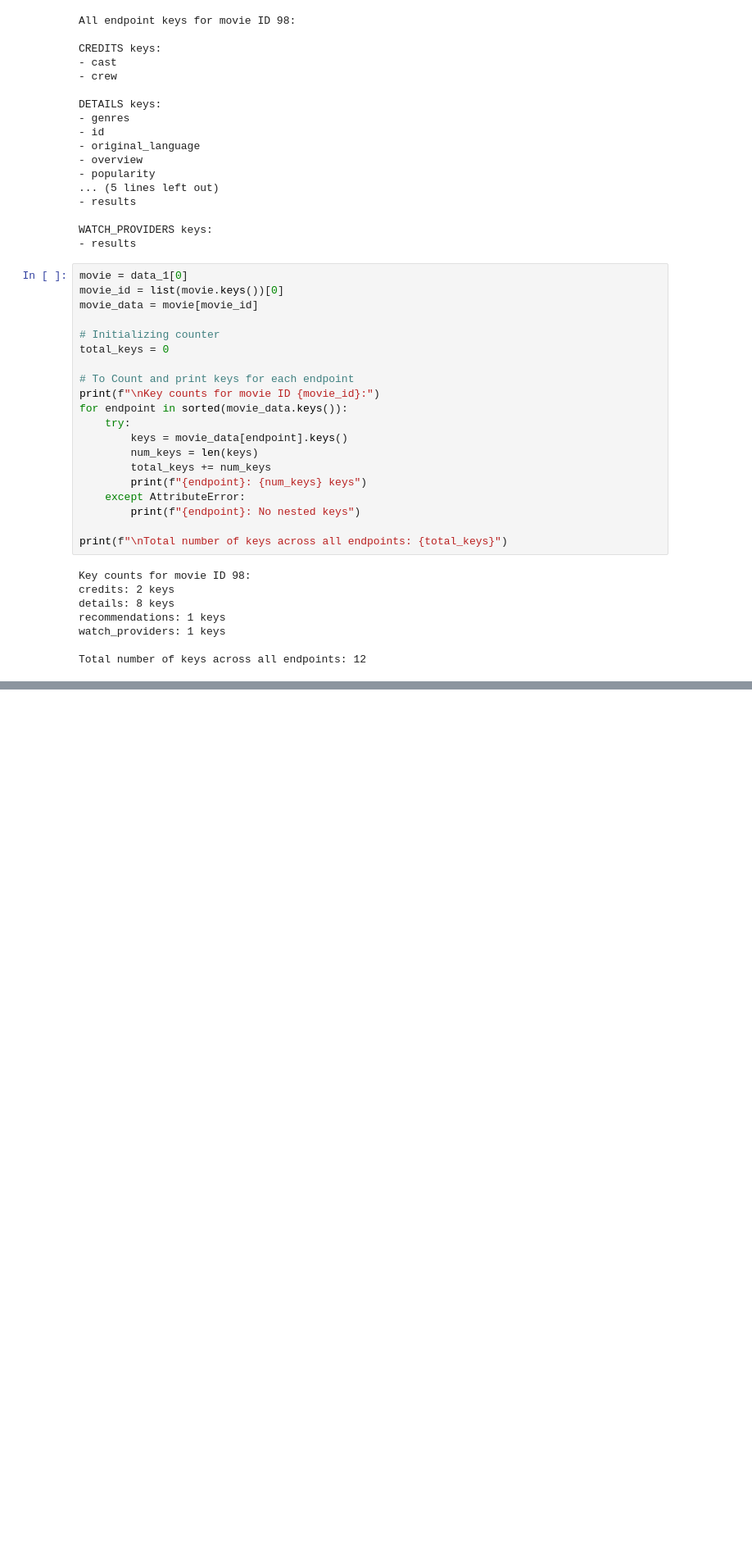
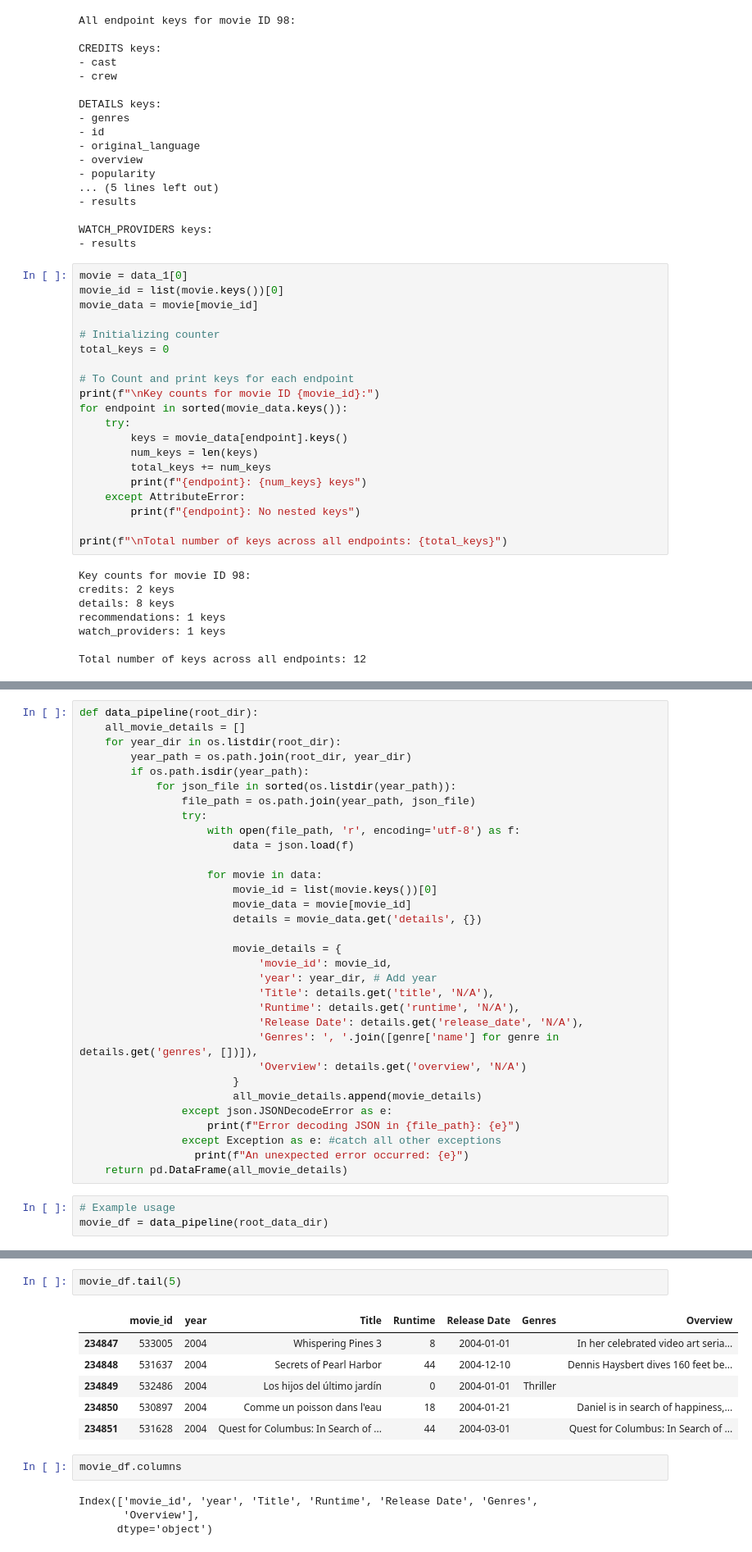
Before and after one commit to Sathvik-Chowdary-Veerapaneni/CineAI, a Jupyter notebook: src/preprocessing/data_explore.ipynb, the cells around one changed output, grey strips where cells are left out. Shown: that part at 82% size. Cells and saved outputs as stored; diff of their text form; blank space fills up the shorter version.

```diff
--- a/src/preprocessing/data_explore.ipynb
+++ b/src/preprocessing/data_explore.ipynb
@@ -170,0 +225,35 @@ Total number of keys across all endpoints: 12
+# %%
+def data_pipeline(root_dir):
+    all_movie_details = []
+    for year_dir in os.listdir(root_dir):
+        year_path = os.path.join(root_dir, year_dir)
+        if os.path.isdir(year_path):
+            for json_file in sorted(os.listdir(year_path)):
+                file_path = os.path.join(year_path, json_file)
+                try:
+                    with open(file_path, 'r', encoding='utf-8') as f:
+                        data = json.load(f)
+
+                    for movie in data:
+                        movie_id = list(movie.keys())[0]
+                        movie_data = movie[movie_id]
+                        details = movie_data.get('details', {})
+
+                        movie_details = {
+                            'movie_id': movie_id,
+                            'year': year_dir, # Add year
+                            'Title': details.get('title', 'N/A'),
+                            'Runtime': details.get('runtime', 'N/A'),
+                            'Release Date': details.get('release_date', 'N/A'),
+                            'Genres': ', '.join([genre['name'] for genre in details.get('genres', [])]),
+                            'Overview': details.get('overview', 'N/A')
+                        }
+                        all_movie_details.append(movie_details)
+                except json.JSONDecodeError as e:
+                    print(f"Error decoding JSON in {file_path}: {e}")
+                except Exception as e: #catch all other exceptions
+                  print(f"An unexpected error occurred: {e}")
+    return pd.DataFrame(all_movie_details)
+# %%
+# Example usage
+movie_df = data_pipeline(root_data_dir)
@@ -170,0 +281,15 @@ Total number of keys across all endpoints: 12
+# %%
+movie_df.tail(5)
+# %% [output]
+|  | movie_id | year | Title | Runtime | Release Date | Genres | Overview |
+| 234847 | 533005 | 2004 | Whispering Pines 3 | 8 | 2004-01-01 |  | In her celebrated video art seria... |
+| 234848 | 531637 | 2004 | Secrets of Pearl Harbor | 44 | 2004-12-10 |  | Dennis Haysbert dives 160 feet be... |
+| 234849 | 532486 | 2004 | Los hijos del último jardín | 0 | 2004-01-01 | Thriller |  |
+| 234850 | 530897 | 2004 | Comme un poisson dans l'eau | 18 | 2004-01-21 |  | Daniel is in search of happiness,... |
+| 234851 | 531628 | 2004 | Quest for Columbus: In Search of ... | 44 | 2004-03-01 |  | Quest for Columbus: In Search of ... |
+# %%
+movie_df.columns
+# %% [output]
+Index(['movie_id', 'year', 'Title', 'Runtime', 'Release Date', 'Genres',
+       'Overview'],
+      dtype='object')
```
Also changed, not shown: parts of 24 cells of this notebook, 2 other files.
